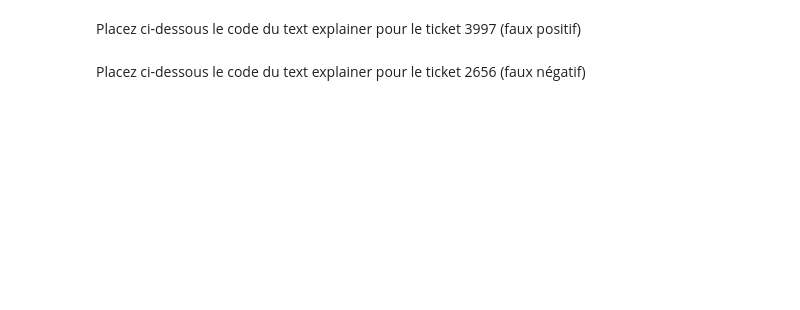
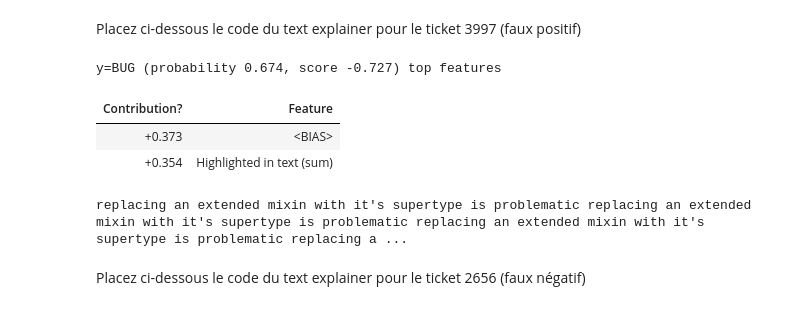
Before and after one commit to benjaminAd/IA-GL-Jupyter-TP2, a Jupyter notebook: tp_classif_tickets.ipynb, the cells around one changed output. Saved outputs shown, nothing was run; the diff lists cells and outputs as text; code cells hidden in the pictures; blank space fills up the shorter version.

```diff
--- a/tp_classif_tickets.ipynb
+++ b/tp_classif_tickets.ipynb
@@ -367,4 +476,14 @@ NameError: name 'clf' is not defined
 # %% [markdown]
 Placez ci-dessous le code du text explainer pour le ticket 3997 (faux positif)
+# %%
+te = TextExplainer(random_state=42)
+te.fit(dataset[3997]["title"]+dataset[3997]["body"],pipe.predict_proba)
+te.show_prediction(target_names=labels)
+# %% [output]
+y=BUG (probability 0.674, score -0.727) top features
+| Contribution? | Feature |
+| +0.373 | <BIAS> |
+| +0.354 | Highlighted in text (sum) |
+replacing an extended mixin with it's supertype is problematic replacing an extended mixin with it's supertype is problematic replacing an extended mixin with it's supertype is problematic replacing a ...
 # %% [markdown]
 Placez ci-dessous le code du text explainer pour le ticket 2656 (faux négatif)
```
Also changed, not shown: parts of 7 cells of this notebook.
